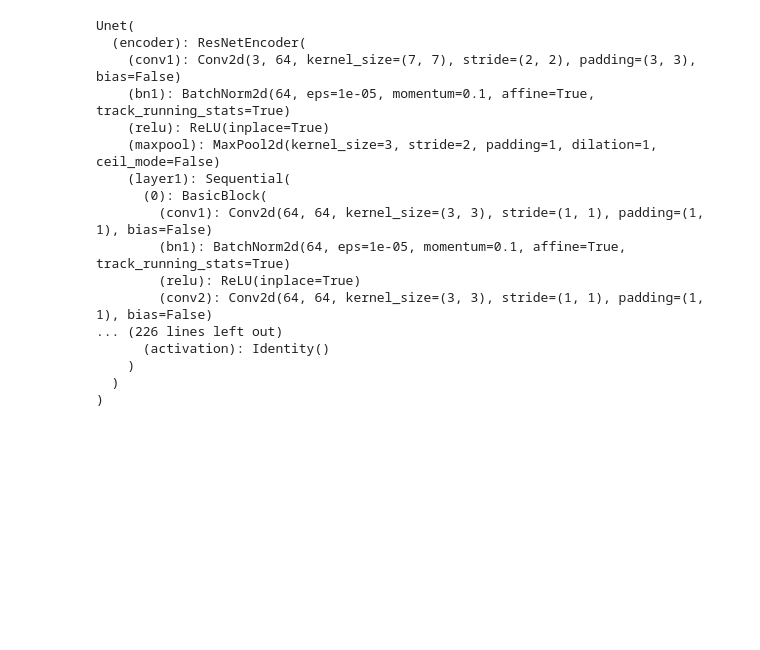
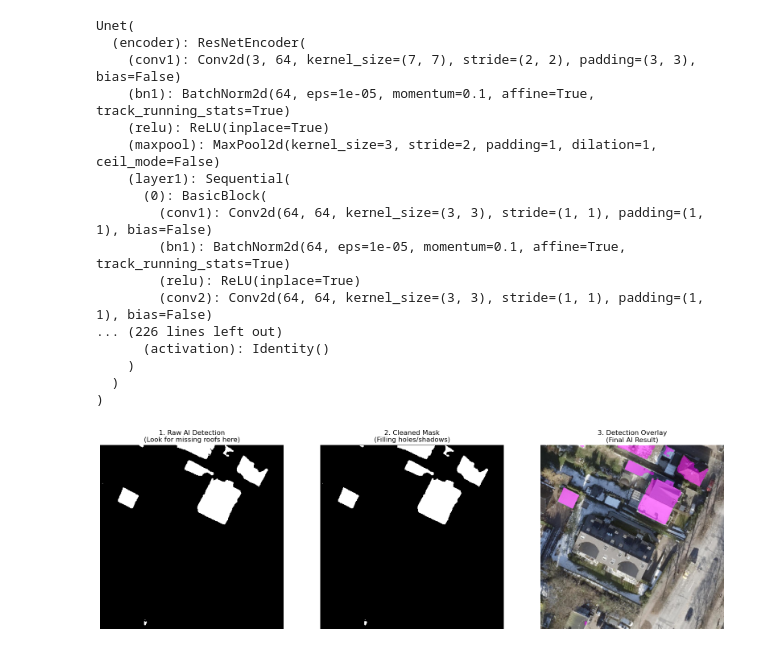
Before and after one commit to Cebulva/rooftop-solar-analysis-ml-pvlib, a Jupyter notebook: notebooks/predict_and_test_refined.ipynb, the cells around one changed output. Drawn from its saved outputs; the diff is of its cells as text; code cells hidden in the pictures; blank space fills up the shorter version.

```diff
--- a/notebooks/predict_and_test_refined.ipynb
+++ b/notebooks/predict_and_test_refined.ipynb
@@ -58,4 +64,41 @@ Unet(
     )
   )
 )
+# %%
+# 1. RUN INFERENCE
+model.eval()
+with torch.no_grad():
+    logits = model(input_tensor)
+    # DIAGNOSTIC TIP: Try lowering 0.5 to 0.3 if the big roof is faint
+    mask = (torch.sigmoid(logits) > 0.5).float().squeeze().cpu().numpy()
+
+# 2. PREP DISPLAY IMAGE
+display_img = np.clip(img_tensor.squeeze().cpu().permute(1, 2, 0).numpy(), 0, 1)
+
+# 3. SHOW DIAGNOSTIC PLOT
+fig, ax = plt.subplots(1, 3, figsize=(20, 7))
+
+# Panel 1: What the AI actually detected (Raw)
+ax[0].imshow(mask, cmap='gray')
+ax[0].set_title("1. Raw AI Detection\n(Look for missing roofs here)")
+ax[0].axis('off')
+
+# Panel 2: After Shadow Fix & Cleaning
+from scipy import ndimage
+mask_cleaned = ndimage.binary_fill_holes(mask).astype(np.float32)
+mask_cleaned = ndimage.binary_closing(mask_cleaned, structure=np.ones((3,3))).astype(np.float32)
+ax[1].imshow(mask_cleaned, cmap='gray')
+ax[1].set_title("2. Cleaned Mask\n(Filling holes/shadows)")
+ax[1].axis('off')
+
+# Panel 3: Overlay on Original
+ax[2].imshow(display_img)
+overlay = np.ma.masked_where(mask_cleaned == 0, mask_cleaned)
+ax[2].imshow(overlay, cmap='spring', alpha=0.5)
+ax[2].set_title("3. Detection Overlay\n(Final AI Result)")
+ax[2].axis('off')
+
+plt.show()
+# %% [output]
+[figure, added]
 # %%
```
Also changed, not shown: parts of 2 cells of this notebook, 6 other files.
